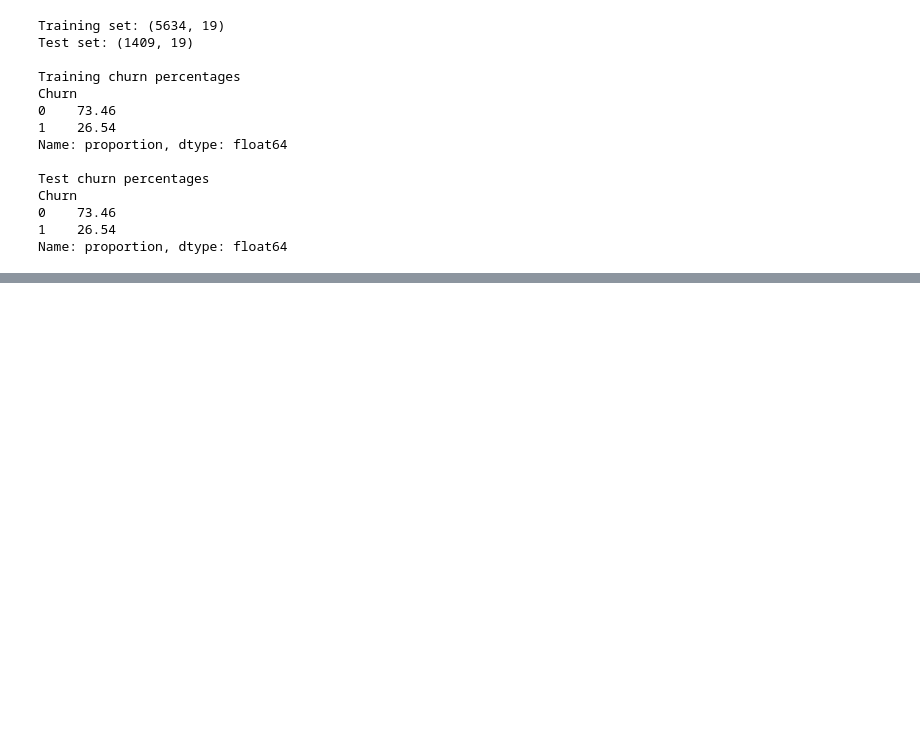
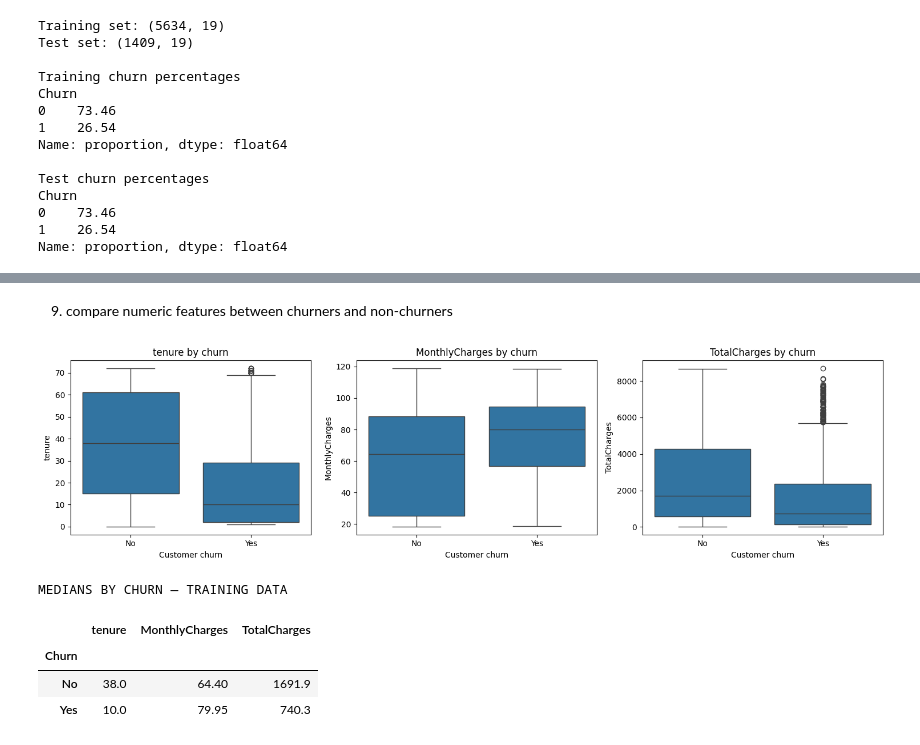
Before and after one commit to KCGSPerera/CM2604-Telco-Customer-Churn, a Jupyter notebook: CM2604_Telco_Customer_Churn.ipynb, the cells around one changed output, grey strips where cells are left out. Drawn from its saved outputs; the diff is of its cells as text; code cells hidden in the pictures; blank space fills up the shorter version.

```diff
--- a/CM2604_Telco_Customer_Churn.ipynb
+++ b/CM2604_Telco_Customer_Churn.ipynb
@@ -241,0 +254,18 @@ Name: proportion, dtype: float64
+# %%
+numeric_features = ["tenure", "MonthlyCharges", "TotalCharges"]
+
+print("TRAINING DATA — NUMERIC SUMMARY")
+display(train_eda[numeric_features].describe().round(2))
+
+print("\nTRAINING DATA — MISSING VALUES")
+print(train_eda.isna().sum().loc[lambda counts: counts > 0])
+
+print("\nTRAINING DATA — CATEGORICAL VALUES")
+categorical_features = [
+    column for column in X_train.columns
+    if column not in numeric_features
+]
+
+for column in categorical_features:
+    print(f"\n{column}:")
+    print(train_eda[column].value_counts(dropna=False))
@@ -241,0 +328,33 @@ Name: proportion, dtype: float64
+# %% [markdown]
+9. compare numeric features between churners and non-churners
+# %%
+fig, axes = plt.subplots(1, 3, figsize=(15, 4))
+
+for ax, column in zip(axes, numeric_features):
+    sns.boxplot(
+        data=train_eda,
+        x="Churn",
+        y=column,
+        order=["No", "Yes"],
+        ax=ax
+    )
+    ax.set_title(f"{column} by churn")
+    ax.set_xlabel("Customer churn")
+
+plt.tight_layout()
+plt.show()
+
+print("MEDIANS BY CHURN — TRAINING DATA")
+display(
+    train_eda.groupby("Churn")[numeric_features]
+             .median()
+             .reindex(["No", "Yes"])
+             .round(2)
+)
+# %% [output]
+[figure, added]
+MEDIANS BY CHURN — TRAINING DATA
+|  | tenure | MonthlyCharges | TotalCharges |
+| Churn |  |  |  |
+| No | 38.0 | 64.40 | 1691.9 |
+| Yes | 10.0 | 79.95 | 740.3 |
```
Also changed, not shown: parts of 5 cells of this notebook.
